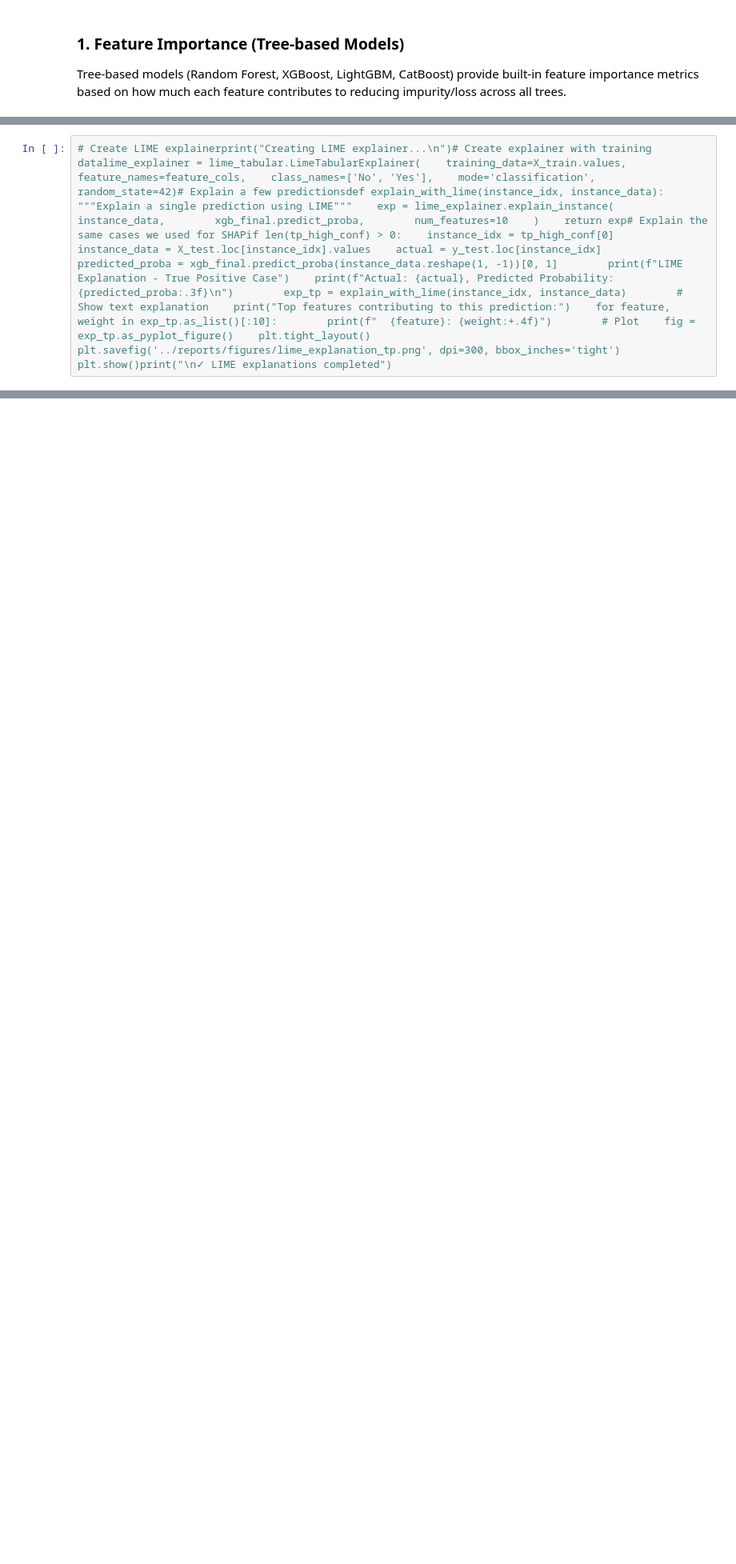
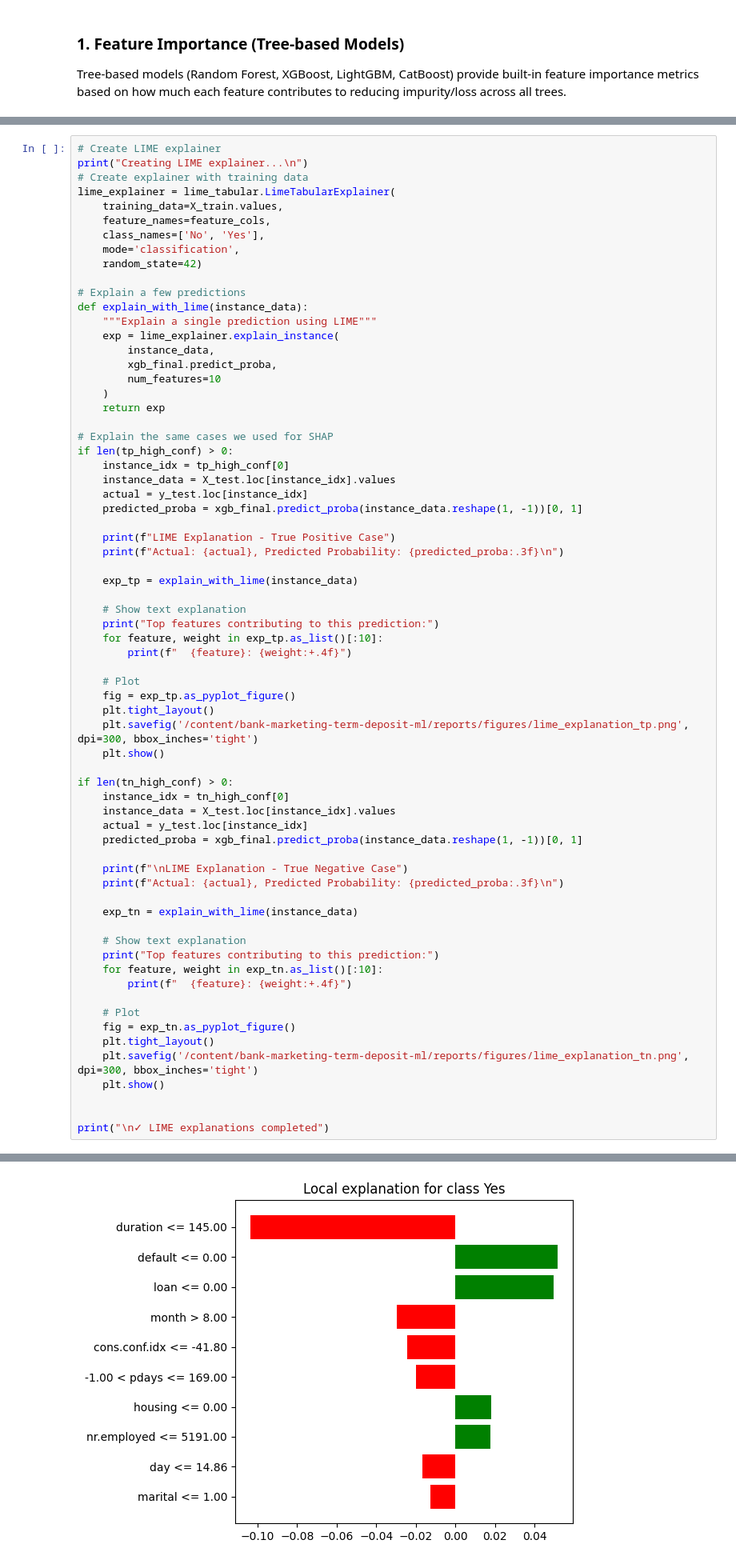
Before and after one commit to lahirumanulanka/bank-marketing-term-deposit-ml, a Jupyter notebook: notebooks/04_model_development.ipynb, the cells around one changed output, grey strips where cells are left out. Shown at 80% size. Drawn from its saved outputs; the diff is of its cells as text; blank space fills up the shorter version.

```diff
--- a/notebooks/04_model_development.ipynb
+++ b/notebooks/04_model_development.ipynb
@@ -1295,4 +1474,71 @@ LIME explains individual predictions by approximating the model locally with an
 - Model debugging
 - Building trust with stakeholders
 # %%
-# Create LIME explainerprint("Creating LIME explainer...\n")# Create explainer with training datalime_explainer = lime_tabular.LimeTabularExplainer(    training_data=X_train.values,    feature_names=feature_cols,    class_names=['No', 'Yes'],    mode='classification',    random_state=42)# Explain a few predictionsdef explain_with_lime(instance_idx, instance_data):    """Explain a single prediction using LIME"""    exp = lime_explainer.explain_instance(        instance_data,        xgb_final.predict_proba,        num_features=10    )    return exp# Explain the same cases we used for SHAPif len(tp_high_conf) > 0:    instance_idx = tp_high_conf[0]    instance_data = X_test.loc[instance_idx].values    actual = y_test.loc[instance_idx]    predicted_proba = xgb_final.predict_proba(instance_data.reshape(1, -1))[0, 1]        print(f"LIME Explanation - True Positive Case")    print(f"Actual: {actual}, Predicted Probability: {predicted_proba:.3f}\n")        exp_tp = explain_with_lime(instance_idx, instance_data)        # Show text explanation    print("Top features contributing to this prediction:")    for feature, weight in exp_tp.as_list()[:10]:        print(f"  {feature}: {weight:+.4f}")        # Plot    fig = exp_tp.as_pyplot_figure()    plt.tight_layout()    plt.savefig('../reports/figures/lime_explanation_tp.png', dpi=300, bbox_inches='tight')    plt.show()print("\n✓ LIME explanations completed")
+# Create LIME explainer
+print("Creating LIME explainer...\n")
+# Create explainer with training data
+lime_explainer = lime_tabular.LimeTabularExplainer(
+    training_data=X_train.values,
+    feature_names=feature_cols,
+    class_names=['No', 'Yes'],
+    mode='classification',
+    random_state=42)
+
+# Explain a few predictions
+def explain_with_lime(instance_data):
+    """Explain a single prediction using LIME"""
+    exp = lime_explainer.explain_instance(
+        instance_data,
+        xgb_final.predict_proba,
+        num_features=10
+    )
+    return exp
+
+# Explain the same cases we used for SHAP
+if len(tp_high_conf) > 0:
+    instance_idx = tp_high_conf[0]
+    instance_data = X_test.loc[instance_idx].values
+    actual = y_test.loc[instance_idx]
+    predicted_proba = xgb_final.predict_proba(instance_data.reshape(1, -1))[0, 1]
+
+    print(f"LIME Explanation - True Positive Case")
+    print(f"Actual: {actual}, Predicted Probability: {predicted_proba:.3f}\n")
+
+    exp_tp = explain_with_lime(instance_data)
+
+    # Show text explanation
+    print("Top features contributing to this prediction:")
+    for feature, weight in exp_tp.as_list()[:10]:
+        print(f"  {feature}: {weight:+.4f}")
+
+    # Plot
+    fig = exp_tp.as_pyplot_figure()
+    plt.tight_layout()
+    plt.savefig('/content/bank-marketing-term-deposit-ml/reports/figures/lime_explanation_tp.png', dpi=300, bbox_inches='tight')
+    plt.show()
+
+if len(tn_high_conf) > 0:
+    instance_idx = tn_high_conf[0]
+    instance_data = X_test.loc[instance_idx].values
+    actual = y_test.loc[instance_idx]
+    predicted_proba = xgb_final.predict_proba(instance_data.reshape(1, -1))[0, 1]
+
+    print(f"\nLIME Explanation - True Negative Case")
+    print(f"Actual: {actual}, Predicted Probability: {predicted_proba:.3f}\n")
+
+    exp_tn = explain_with_lime(instance_data)
+
+    # Show text explanation
+    print("Top features contributing to this prediction:")
+    for feature, weight in exp_tn.as_list()[:10]:
+        print(f"  {feature}: {weight:+.4f}")
+
+    # Plot
+    fig = exp_tn.as_pyplot_figure()
+    plt.tight_layout()
+    plt.savefig('/content/bank-marketing-term-deposit-ml/reports/figures/lime_explanation_tn.png', dpi=300, bbox_inches='tight')
+    plt.show()
+
+
+print("\n✓ LIME explanations completed")
+# %% [output]
@@ -1298,0 +1561 @@ LIME explains individual predictions by approximating the model locally with an
+[figure, added]
```
Also changed, not shown: parts of 39 cells of this notebook.
